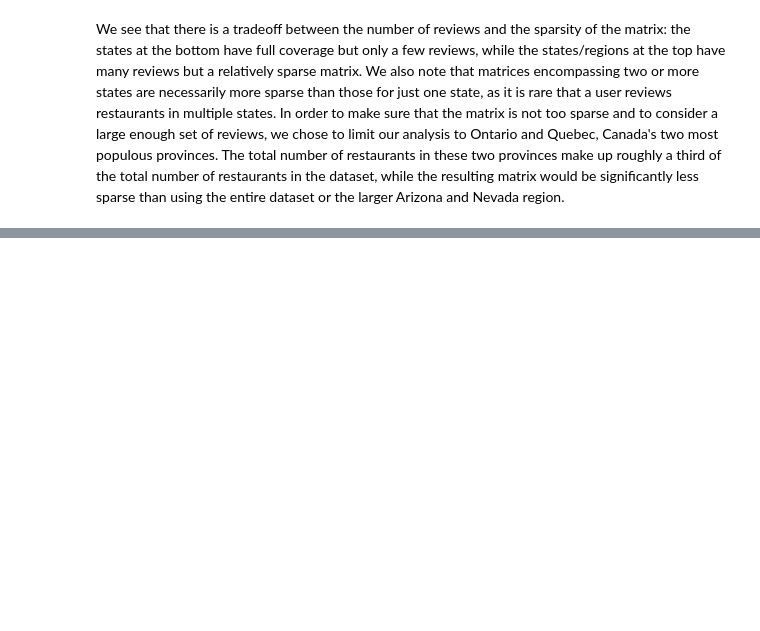
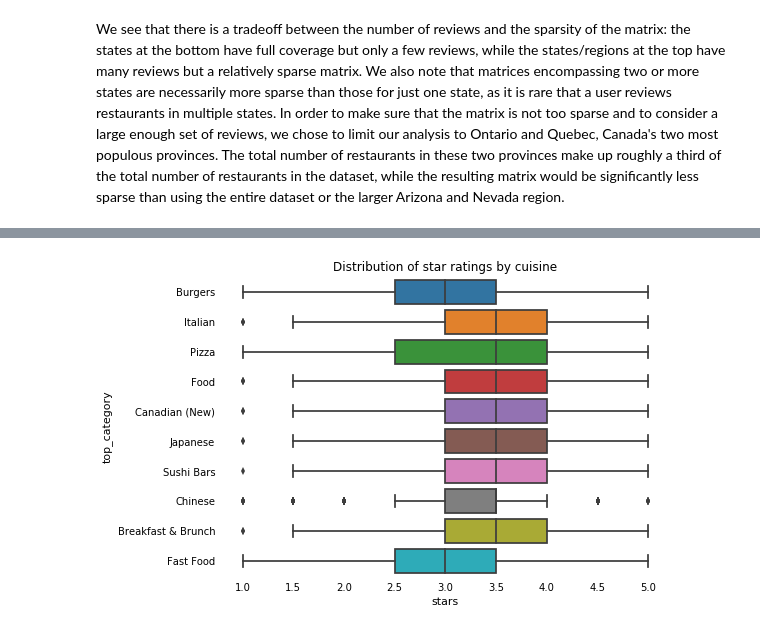
Before and after one commit to sachinsridhar/Restaurant-Recommendation-System, a Jupyter notebook: notebooks/EDA.ipynb, the cells around one changed output, grey strips where cells are left out. Drawn from its saved outputs; the diff is of its cells as text; code cells hidden in the pictures; blank space fills up the shorter version.

```diff
--- a/notebooks/EDA.ipynb
+++ b/notebooks/EDA.ipynb
@@ -114,0 +135,21 @@ We see that there is a tradeoff between the number of reviews and the sparsity o
+# %%
+top_category = []
+for i in range(len(bns.categories)):
+    if len(bns.categories.iloc[i]) == 1:
+        top_category.append(bns.categories.iloc[i][0])
+    else:
+        if bns.categories.iloc[i][0] == 'Restaurants':
+            top_category.append(bns.categories.iloc[i][1])
+        else:
+            top_category.append(bns.categories.iloc[i][0])
+bns['top_category'] = top_category
+# %%
+top = np.array(bns.top_category.value_counts()[0:10].index)
+temp = bns[bns.top_category.isin(top)]
+sns.boxplot(y='top_category', x='stars', data=temp)
+ax = plt.gca()
+ax.tick_params(axis='both', which='both', length=0)
+plt.title('Distribution of star ratings by cuisine')
+sns.despine(left=True, bottom=True)
+# %% [output]
+[figure, added]
```
Also changed, not shown: parts of 15 cells of this notebook, 8 other files.
